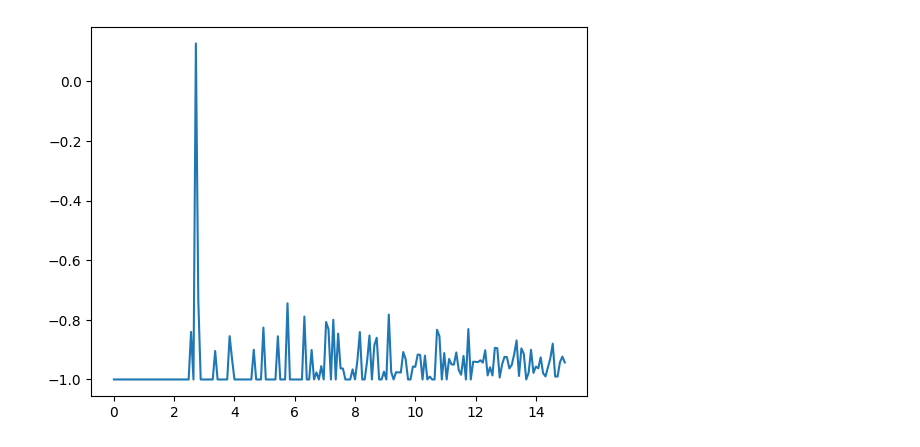
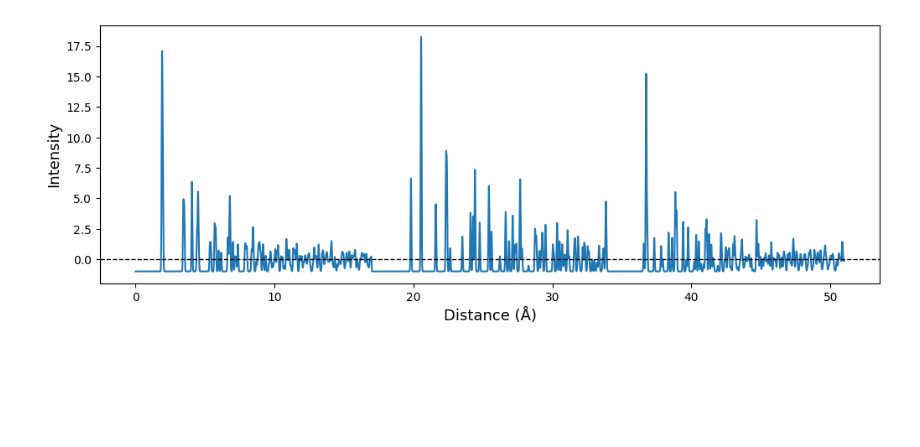
Before and after one commit to TY-Jeong/VacHopPy, a Jupyter notebook: notebook/fingerprint/fingerprint.ipynb, the cells around one changed output. Saved outputs shown, nothing was run; the diff lists cells and outputs as text; code cells hidden in the pictures; blank space fills up the shorter version.

```diff
--- a/notebook/fingerprint/fingerprint.ipynb
+++ b/notebook/fingerprint/fingerprint.ipynb
@@ -171,9 +180,38 @@ class FingerPrint:
-# %%
-tio2 = FingerPrint(A='O',
-                   B='O',
-                   Rmax=15,
-                   poscar='POSCAR_TiO2',
-                   dirac='s')
-tio2.plot_fingerprint()
-# %% [output]
-[figure, removed]
+# %%
+fp_tio = FingerPrint(A='Ti',
+                      B='O',
+                      Rmax=17,
+                      sigma=0.03,
+                      delta=0.003,
+                      poscar='POSCAR_TiO2',
+                      dirac='g')
+
+fp_titi = FingerPrint(A='Ti',
+                       B='Ti',
+                       Rmax=17,
+                       sigma=0.03,
+                       delta=0.003,
+                       poscar='POSCAR_TiO2',
+                       dirac='g')
+
+fp_oo = FingerPrint(A='O',
+                      B='O',
+                      Rmax=17,
+                      sigma=0.03,
+                      delta=0.003,
+                      poscar='POSCAR_TiO2',
+                      dirac='g')
+
+x_tio2 = np.append(np.append(fp_tio.R, fp_titi.R+17), fp_oo.R+34)
+y_tio2 = np.append(np.append(fp_tio.fingerprint, fp_titi.fingerprint),fp_oo.fingerprint)
+# %%
+plt.figure(figsize=(12,4))
+plt.plot(x_tio2,y_tio2)
+plt.axhline(0, 0, 1, color='k', linestyle='--', linewidth=1)
+
+plt.xlabel("Distance (Å)", fontsize=13)
+plt.ylabel('Intensity', fontsize=13)
+
+plt.show()
+# %% [output]
+[figure, added]
```
Also changed, not shown: parts of 3 cells of this notebook, 2 other files.
